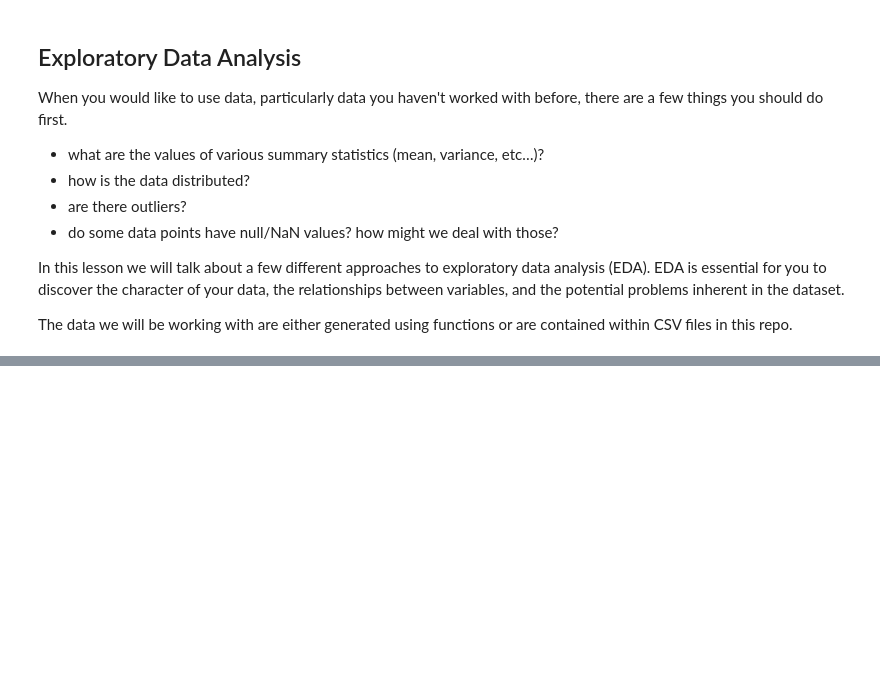
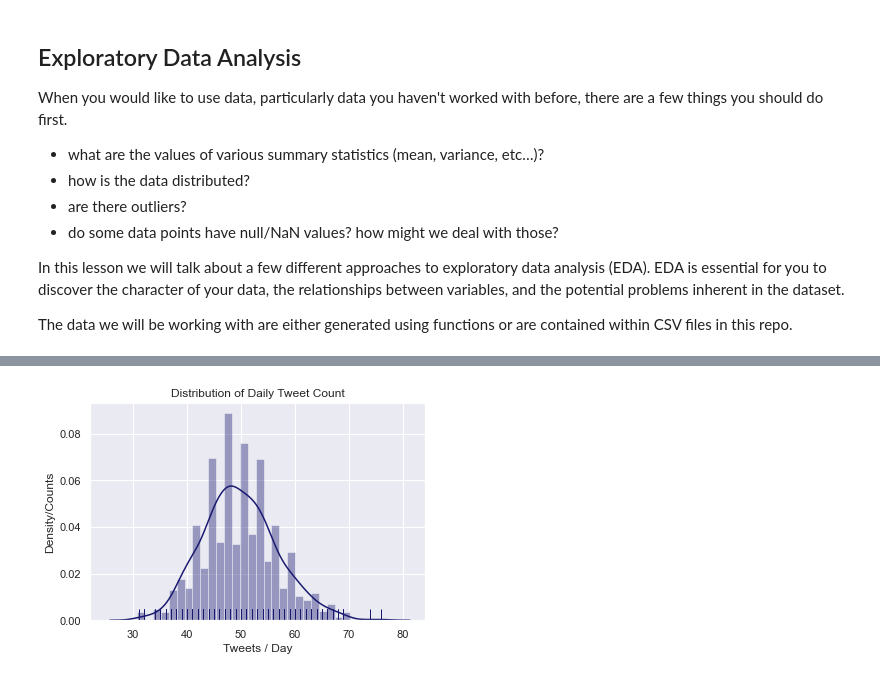
Before and after one commit to zirmite/odsc-2022-statistics, a Jupyter notebook: notebooks/Lesson 1.ipynb, the cells around one changed output, grey strips where cells are left out. Saved outputs shown, nothing was run; the diff lists cells and outputs as text; code cells hidden in the pictures; blank space fills up the shorter version.

```diff
--- a/notebooks/Lesson 1.ipynb
+++ b/notebooks/Lesson 1.ipynb
@@ -48,18 +87,14 @@ display(stats.kurtosis(samples))
 # %%
+sample_mean = tweet_counts.mean()
 bins = np.linspace(0.5*sample_mean, 1.5*sample_mean, 35)
-samples = counts_data(mean=sample_mean, seed=None)
 ax = sns.distplot(
-    samples,
+    tweet_counts,
     bins=bins,
     rug=True,
     color='midnightblue',
 )
-ax.axis([
-    0.5*sample_mean,
-    1.5*sample_mean,
-    0,
-    0.05
-])
-_ = ax.set_xlabel('Value')
+_ = ax.set_xlabel('Tweets / Day')
 _ = ax.set_ylabel('Density/Counts')
-_ = ax.set_title('Distribution of Counts Data')
+_ = ax.set_title('Distribution of Daily Tweet Count')
+# %% [output]
+[figure, added]
```
Also changed, not shown: parts of 17 cells of this notebook, 3 other files.
